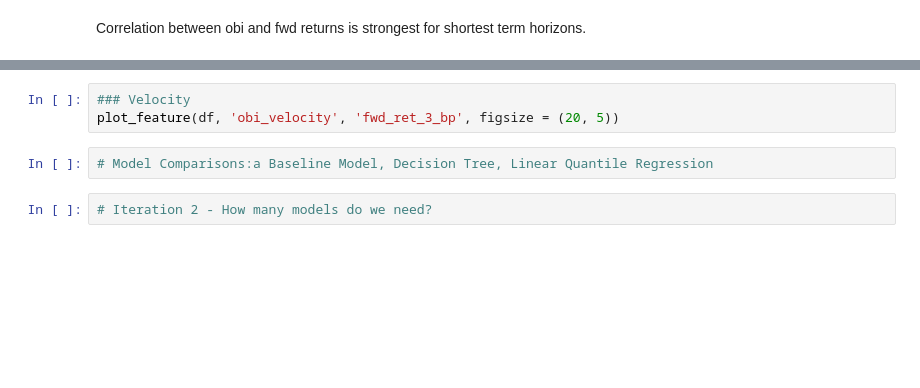
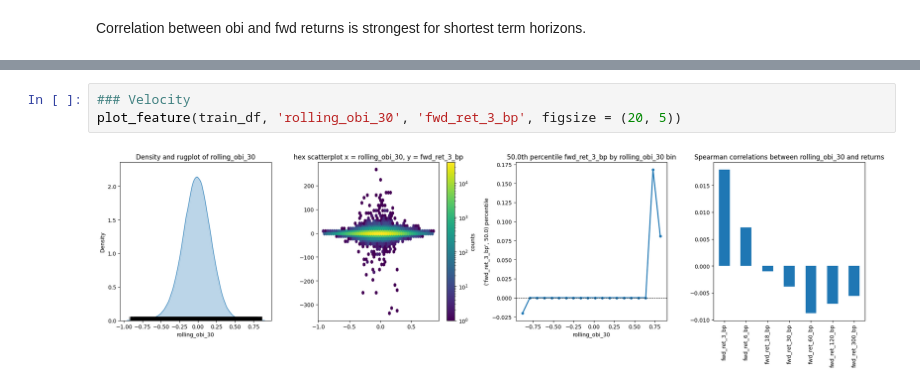
Before and after one commit to vbear97/Momentum-Strategies, a Jupyter notebook: Notebook2_OrderFlowPrediction.ipynb, the cells around one changed output, grey strips where cells are left out. Saved outputs shown, nothing was run; the diff lists cells and outputs as text; blank space fills up the shorter version.

```diff
--- a/Notebook2_OrderFlowPrediction.ipynb
+++ b/Notebook2_OrderFlowPrediction.ipynb
@@ -246,7 +200,5 @@ Correlation between obi and fwd returns is strongest for shortest term horizons.
 # %%
 ### Velocity
-plot_feature(df, 'obi_velocity', 'fwd_ret_3_bp', figsize = (20, 5))
+plot_feature(train_df, 'rolling_obi_30', 'fwd_ret_3_bp', figsize = (20, 5))
+# %% [output]
+[figure, added]
-# %%
-# Model Comparisons:a Baseline Model, Decision Tree, Linear Quantile Regression
-# %%
-# Iteration 2 - How many models do we need?
```
Also changed, not shown: parts of 37 cells of this notebook, 3 other files.
